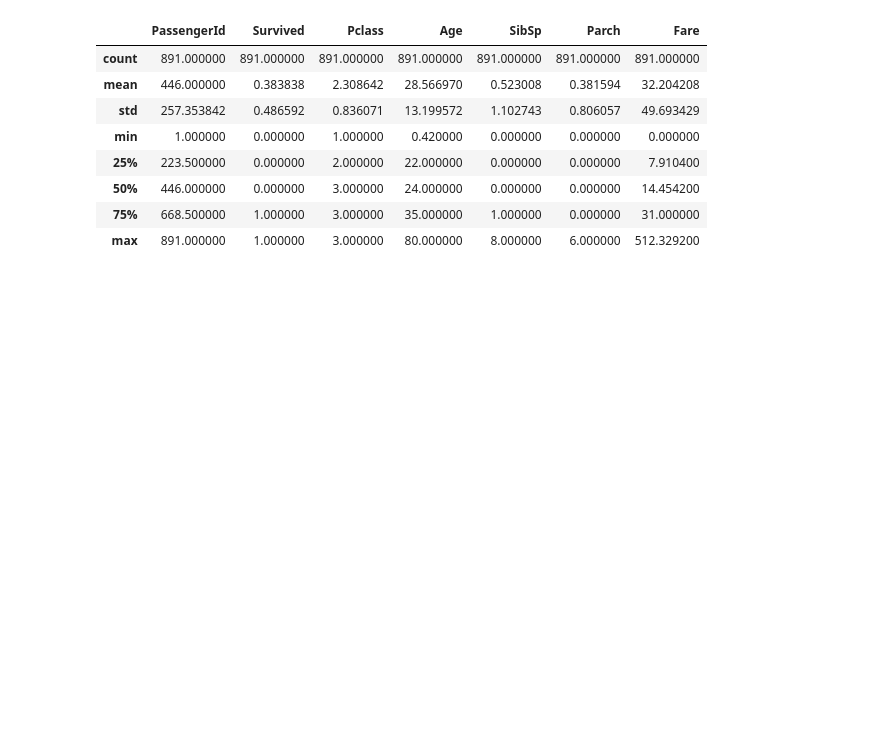
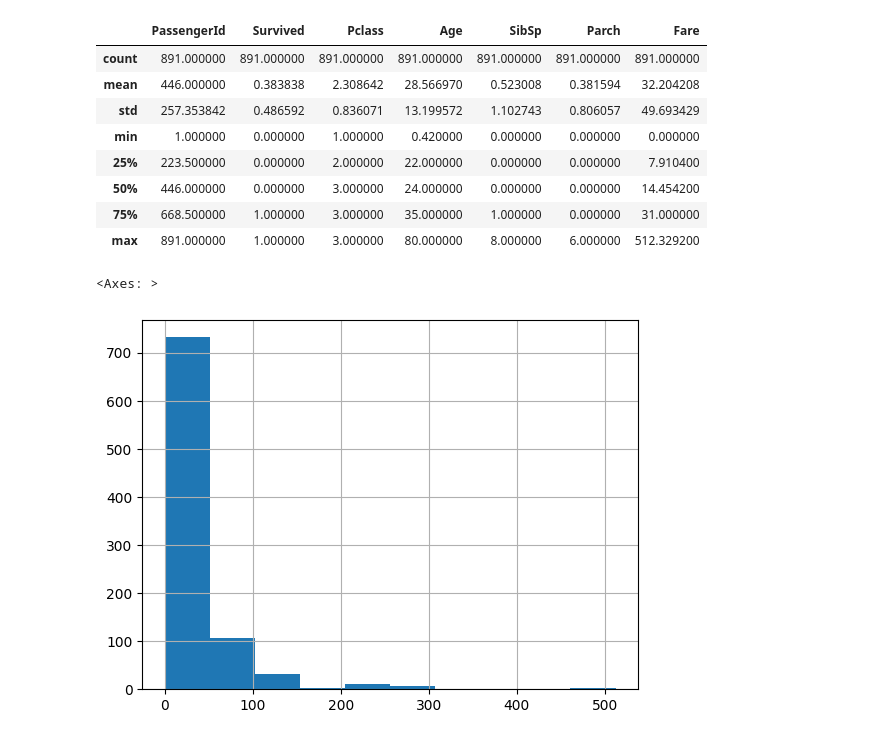
Before and after one commit to atozncoder/ai, a Jupyter notebook: CourseClass5.ipynb, the cells around one changed output. Drawn from its saved outputs; the diff is of its cells as text; code cells hidden in the pictures; blank space fills up the shorter version.

```diff
--- a/CourseClass5.ipynb
+++ b/CourseClass5.ipynb
@@ -118,3 +118,8 @@ df.describe(include=np.number)
 | 50% | 446.000000 | 0.000000 | 3.000000 | 24.000000 | 0.000000 | 0.000000 | 14.454200 |
 | 75% | 668.500000 | 1.000000 | 3.000000 | 35.000000 | 1.000000 | 0.000000 | 31.000000 |
 | max | 891.000000 | 1.000000 | 3.000000 | 80.000000 | 8.000000 | 6.000000 | 512.329200 |
+# %%
+df.Fare.hist()
+# %% [output]
+<Axes: >
+[figure, added]
```
Also changed, not shown: parts of 2 cells of this notebook.
